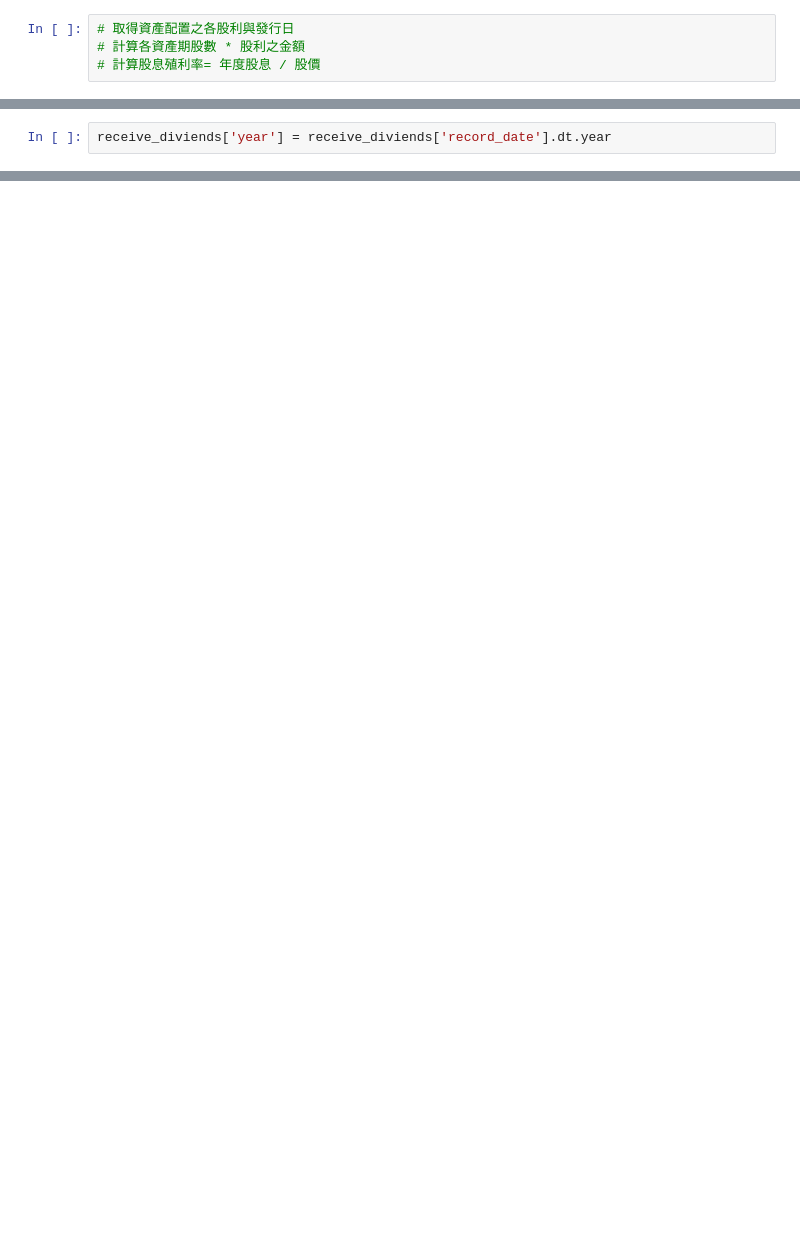
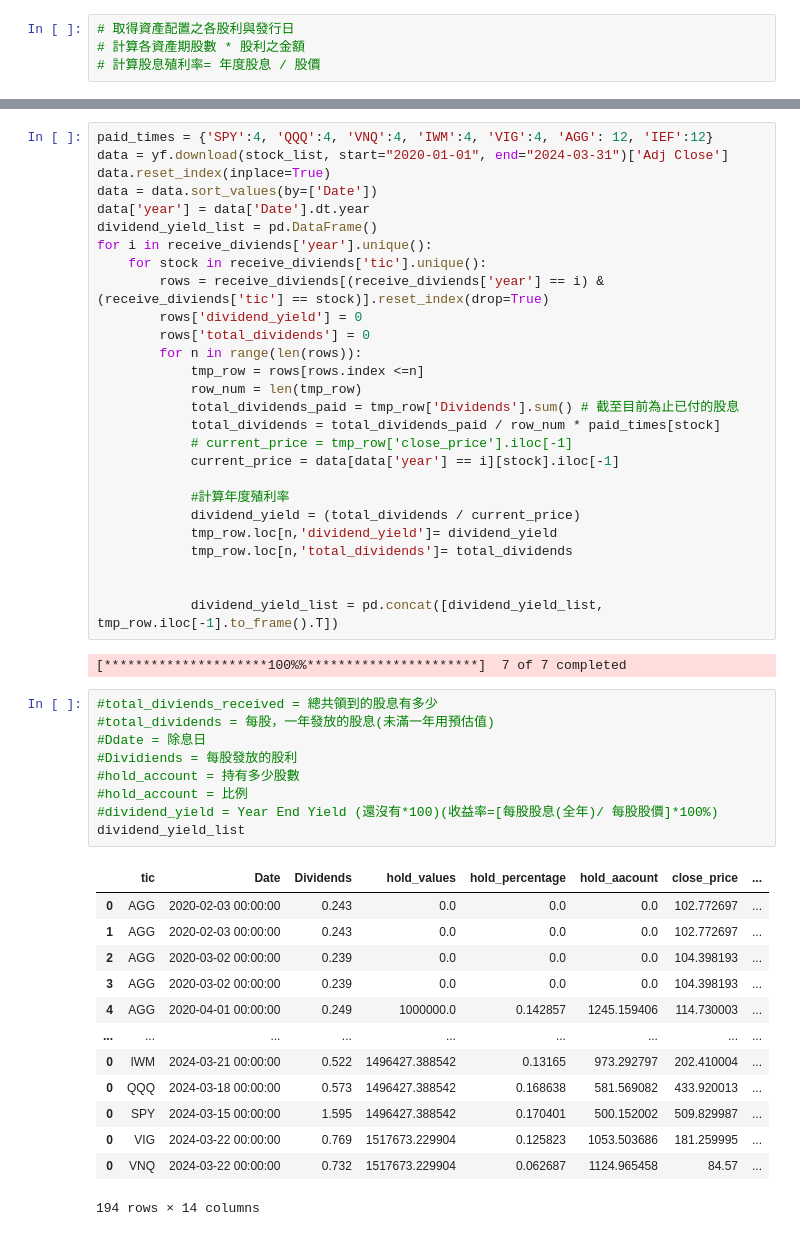
Before and after one commit to ying-ni/drl_finance, a Jupyter notebook: drl.ipynb, the cells around one changed output, grey strips where cells are left out. Saved outputs shown, nothing was run; the diff lists cells and outputs as text; blank space fills up the shorter version.

```diff
--- a/drl.ipynb
+++ b/drl.ipynb
@@ -1063,2 +1176,0 @@ receive_diviends['year'] = receive_diviends['record_date'].dt.year
-# %%
-receive_diviends['year'] = receive_diviends['record_date'].dt.year
@@ -1091,0 +1227,52 @@ print(f"投資組合的殖利率為: {投資組合殖利率:.4f}")
+# %%
+paid_times = {'SPY':4, 'QQQ':4, 'VNQ':4, 'IWM':4, 'VIG':4, 'AGG': 12, 'IEF':12}
+data = yf.download(stock_list, start="2020-01-01", end="2024-03-31")['Adj Close']
+data.reset_index(inplace=True)
+data = data.sort_values(by=['Date'])
+data['year'] = data['Date'].dt.year
+dividend_yield_list = pd.DataFrame()
+for i in receive_diviends['year'].unique():
+    for stock in receive_diviends['tic'].unique():
+        rows = receive_diviends[(receive_diviends['year'] == i) & (receive_diviends['tic'] == stock)].reset_index(drop=True)
+        rows['dividend_yield'] = 0
+        rows['total_dividends'] = 0
+        for n in range(len(rows)):
+            tmp_row = rows[rows.index <=n]
+            row_num = len(tmp_row)
+            total_dividends_paid = tmp_row['Dividends'].sum() # 截至目前為止已付的股息
+            total_dividends = total_dividends_paid / row_num * paid_times[stock]
+            # current_price = tmp_row['close_price'].iloc[-1]
+            current_price = data[data['year'] == i][stock].iloc[-1]
+
+            #計算年度殖利率
+            dividend_yield = (total_dividends / current_price)
+            tmp_row.loc[n,'dividend_yield']= dividend_yield
+            tmp_row.loc[n,'total_dividends']= total_dividends
+
+
+            dividend_yield_list = pd.concat([dividend_yield_list, tmp_row.iloc[-1].to_frame().T])
+# %% [output]
+[*********************100%%**********************]  7 of 7 completed
+# %%
+#total_diviends_received = 總共領到的股息有多少
+#total_dividends = 每股，一年發放的股息(未滿一年用預估值)
+#Ddate = 除息日
+#Dividiends = 每股發放的股利
+#hold_account = 持有多少股數
+#hold_account = 比例
+#dividend_yield = Year End Yield (還沒有*100)(收益率=[每股股息(全年)/ 每股股價]*100%)
+dividend_yield_list
+# %% [output]
+|  | tic | Date | Dividends | hold_values | hold_percentage | hold_aacount | close_price | ... |
+| 0 | AGG | 2020-02-03 00:00:00 | 0.243 | 0.0 | 0.0 | 0.0 | 102.772697 | ... |
+| 1 | AGG | 2020-02-03 00:00:00 | 0.243 | 0.0 | 0.0 | 0.0 | 102.772697 | ... |
+| 2 | AGG | 2020-03-02 00:00:00 | 0.239 | 0.0 | 0.0 | 0.0 | 104.398193 | ... |
+| 3 | AGG | 2020-03-02 00:00:00 | 0.239 | 0.0 | 0.0 | 0.0 | 104.398193 | ... |
+| 4 | AGG | 2020-04-01 00:00:00 | 0.249 | 1000000.0 | 0.142857 | 1245.159406 | 114.730003 | ... |
+| ... | ... | ... | ... | ... | ... | ... | ... | ... |
+| 0 | IWM | 2024-03-21 00:00:00 | 0.522 | 1496427.388542 | 0.13165 | 973.292797 | 202.410004 | ... |
+| 0 | QQQ | 2024-03-18 00:00:00 | 0.573 | 1496427.388542 | 0.168638 | 581.569082 | 433.920013 | ... |
+| 0 | SPY | 2024-03-15 00:00:00 | 1.595 | 1496427.388542 | 0.170401 | 500.152002 | 509.829987 | ... |
+| 0 | VIG | 2024-03-22 00:00:00 | 0.769 | 1517673.229904 | 0.125823 | 1053.503686 | 181.259995 | ... |
+| 0 | VNQ | 2024-03-22 00:00:00 | 0.732 | 1517673.229904 | 0.062687 | 1124.965458 | 84.57 | ... |
+194 rows × 14 columns
```
Also changed, not shown: parts of 31 cells of this notebook, 12 other files.
